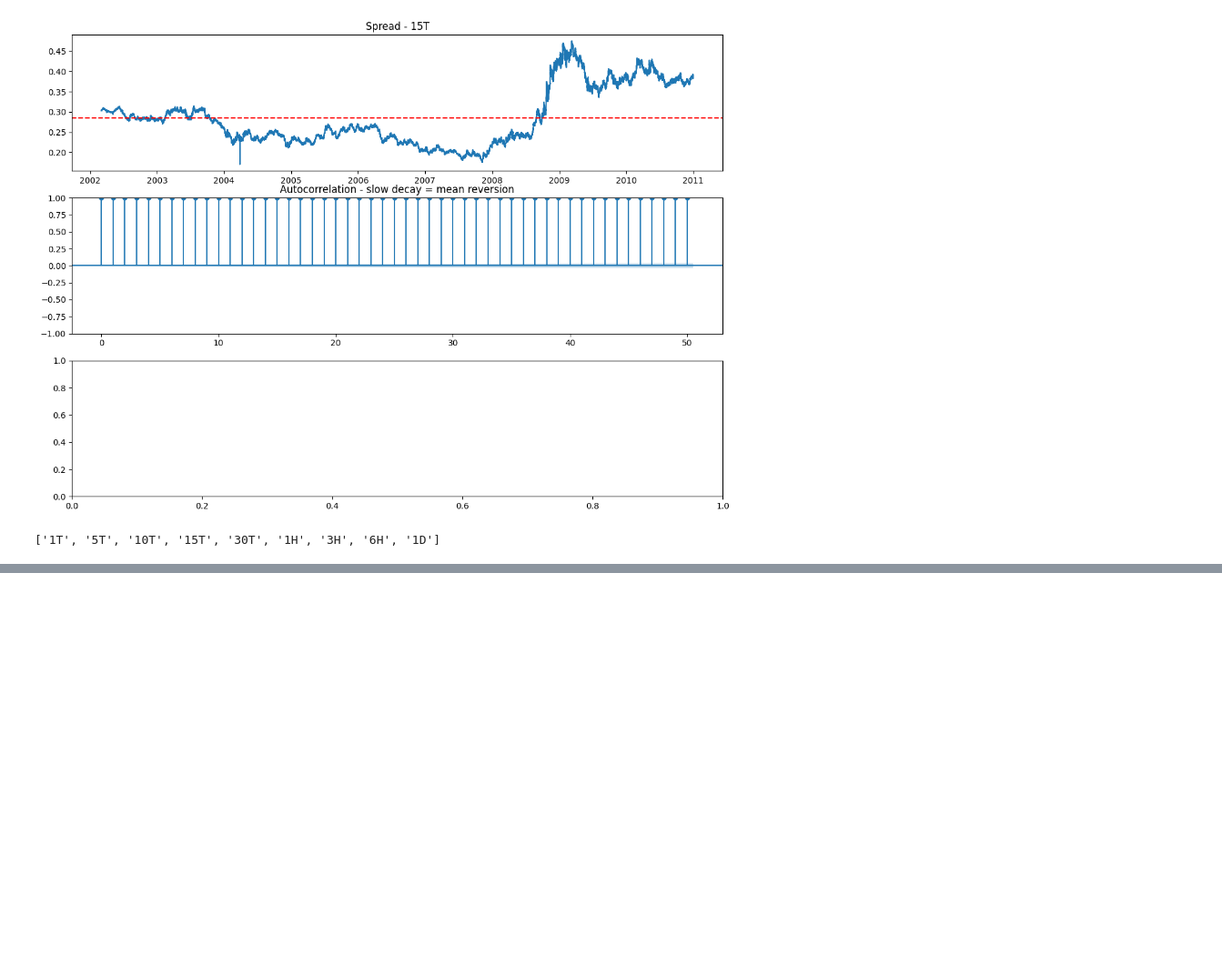
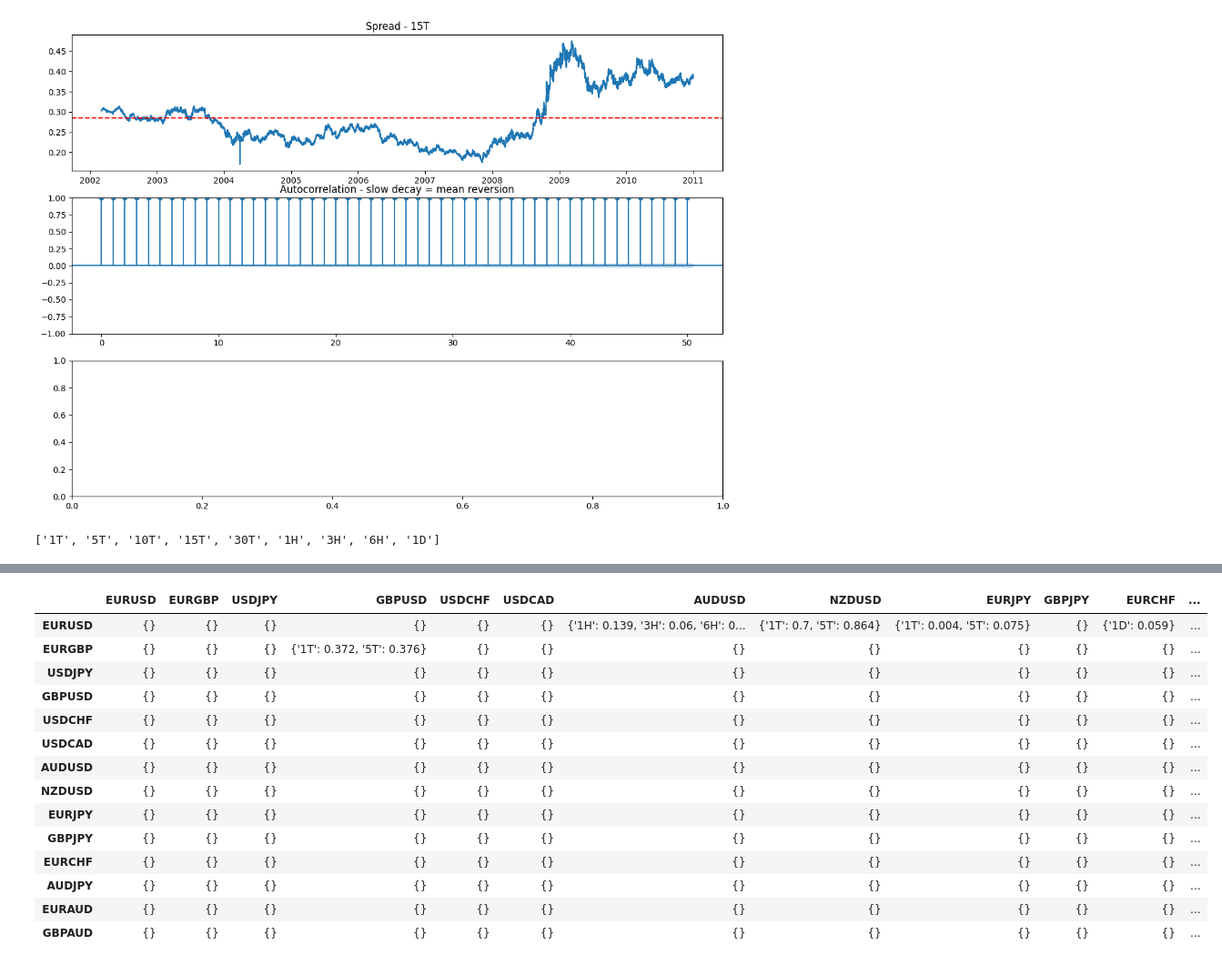
Before and after one commit to Starkl7/AlphaResearch-the-anatomy-of-a-Signal, a Jupyter notebook: eda.ipynb, the cells around one changed output, grey strips where cells are left out. Shown at 91% size. Saved outputs shown, nothing was run; the diff lists cells and outputs as text; code cells hidden in the pictures; blank space fills up the shorter version.

```diff
--- a/eda.ipynb
+++ b/eda.ipynb
@@ -252,0 +331,6 @@ print(intervals)
+# %%
+with open('./temp/hurst_results.pkl', 'wb') as f:
+    pickle.dump(hurst_df, f)
+# %%
+with open('./temp/hurst_results.pkl', 'rb') as f:
+    hurst_df = pickle.load(f)
@@ -252,0 +346,16 @@ print(intervals)
+# %%
+# Convert dataframe of lists to list of tuples (pair1, pair2, interval) where value < 0.5
+combos_filtered = []
+
+for pair1 in hurst_df.index:
+    for pair2 in hurst_df.columns:
+        values_list = hurst_df.loc[pair1, pair2]
+        if isinstance(values_list, list) and len(values_list) > 0:
+            for i, value in enumerate(values_list):
+                if value < 0.5:
+                    combos_filtered.append((pair1, pair2, intervals[i]))
+
+print(f"Total combinations with H < 0.5: {len(combos_filtered)}")
+print(f"\nFirst 10 tuples:")
+for tup in combos_filtered[:10]:
+    print(tup)
@@ -252,0 +376,5 @@ print(intervals)
+# %%
+granger_res = []
+for batch in fx.batch_process(combos_filtered, 20):
+    temp_res = fx.initial_granger_cointegration(fx_pairs, batch, file_path, end_td=pd.Timedelta(days=252*5), end_max=pd.Timestamp('2012-12-31'), n_jobs=1)
+    granger_res.append(temp_res)
@@ -252,0 +421,18 @@ print(intervals)
+# %%
+display(granger_res[1])
+# %% [output]
+|  | EURUSD | EURGBP | USDJPY | GBPUSD | USDCHF | USDCAD | AUDUSD | NZDUSD | EURJPY | GBPJPY | EURCHF | ... |
+| EURUSD | {} | {} | {} | {} | {} | {} | {'1H': 0.139, '3H': 0.06, '6H': 0... | {'1T': 0.7, '5T': 0.864} | {'1T': 0.004, '5T': 0.075} | {} | {'1D': 0.059} | ... |
+| EURGBP | {} | {} | {} | {'1T': 0.372, '5T': 0.376} | {} | {} | {} | {} | {} | {} | {} | ... |
+| USDJPY | {} | {} | {} | {} | {} | {} | {} | {} | {} | {} | {} | ... |
+| GBPUSD | {} | {} | {} | {} | {} | {} | {} | {} | {} | {} | {} | ... |
+| USDCHF | {} | {} | {} | {} | {} | {} | {} | {} | {} | {} | {} | ... |
+| USDCAD | {} | {} | {} | {} | {} | {} | {} | {} | {} | {} | {} | ... |
+| AUDUSD | {} | {} | {} | {} | {} | {} | {} | {} | {} | {} | {} | ... |
+| NZDUSD | {} | {} | {} | {} | {} | {} | {} | {} | {} | {} | {} | ... |
+| EURJPY | {} | {} | {} | {} | {} | {} | {} | {} | {} | {} | {} | ... |
+| GBPJPY | {} | {} | {} | {} | {} | {} | {} | {} | {} | {} | {} | ... |
+| EURCHF | {} | {} | {} | {} | {} | {} | {} | {} | {} | {} | {} | ... |
+| AUDJPY | {} | {} | {} | {} | {} | {} | {} | {} | {} | {} | {} | ... |
+| EURAUD | {} | {} | {} | {} | {} | {} | {} | {} | {} | {} | {} | ... |
+| GBPAUD | {} | {} | {} | {} | {} | {} | {} | {} | {} | {} | {} | ... |
```
Also changed, not shown: parts of 27 cells of this notebook, 2 other files.
